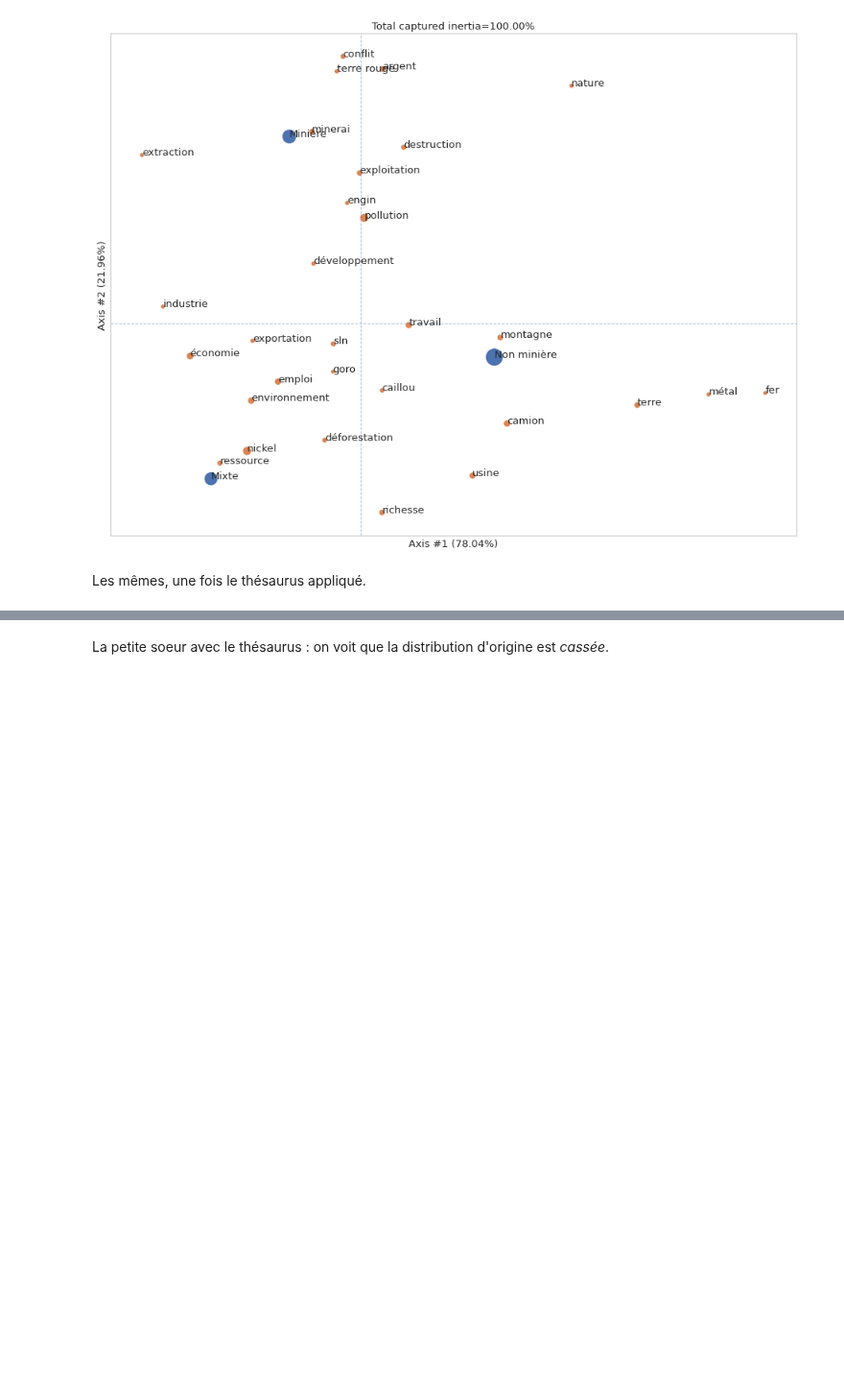
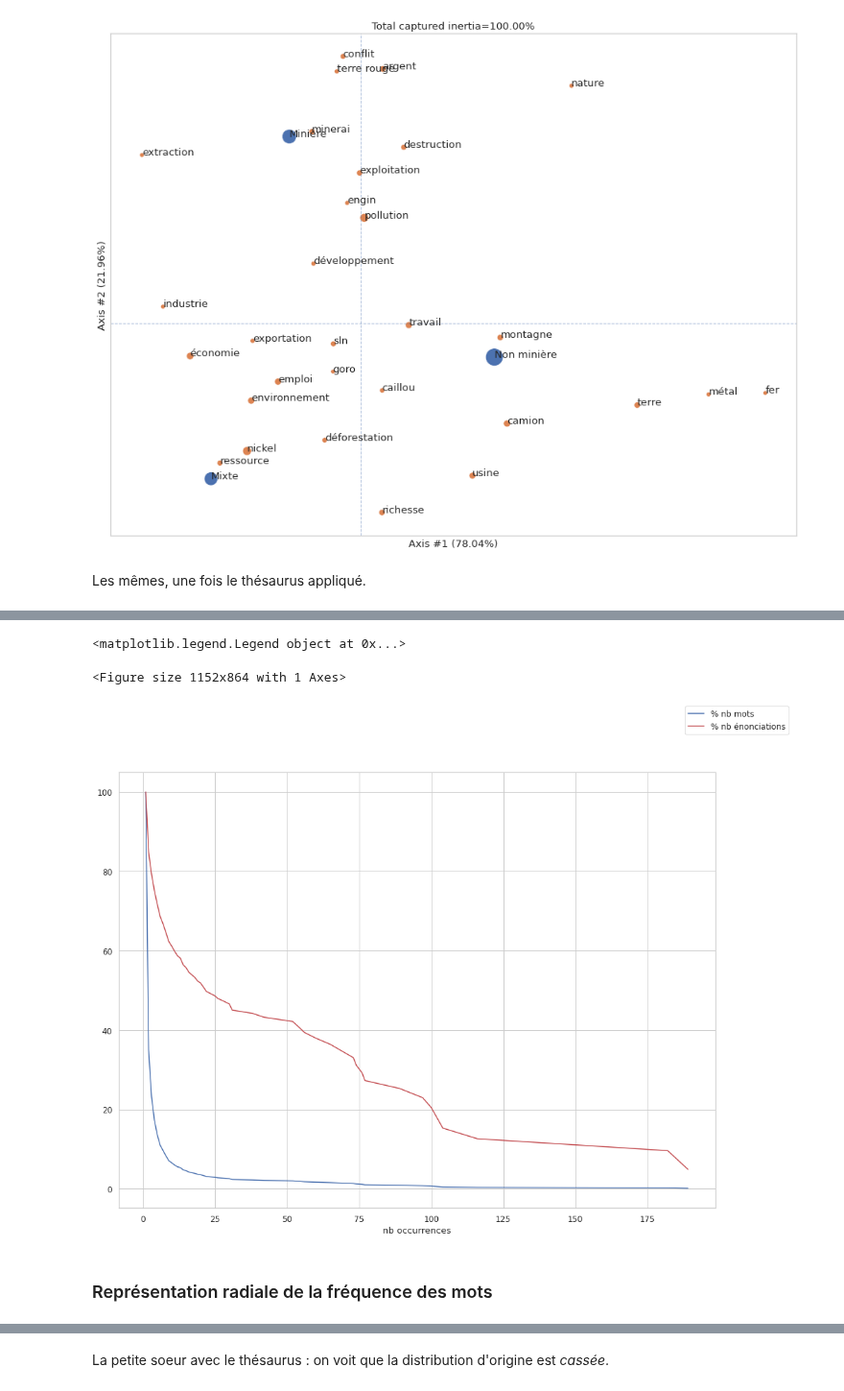
Before and after one commit to romulusFR/cnrt_cartes_cog, a Jupyter notebook: cogmaps_v2/exploration.ipynb, the cells around one changed output, grey strips where cells are left out. Shown at 96% size. Saved outputs shown, nothing was run; the diff lists cells and outputs as text; code cells hidden in the pictures; blank space fills up the shorter version.

Commit message:
analyse distribution + WC

```diff
--- a/cogmaps_v2/exploration.ipynb
+++ b/cogmaps_v2/exploration.ipynb
@@ -1053,3 +909,39 @@ for attribut in ["GAD", "Question 8.1", "Question 8.2"]:
 
 On commence par représenter le nombre de mots en fonction du nombre de citations sur une échelle logarithme-logarithme.
 Clairement la majorité des mots (plus de 800) ne sont cités qu'une seule fois, mais on veut vérifier si la loi type Zipf est vérifiée sur le jeu de données.
+# %%
+all_words_mine_inv = defaultdict(list)
+for k,n in all_words_mine.items():
+    all_words_mine_inv[n].append(k) # f"{k}({n})"
+# all_words_mine_inv
+# %%
+
+def mot_enonces_plus_de_k_fois(k):
+    """renvoie le nb de motsau dessu sdu seuil et le nombre d'enonciation"""
+    d = Counter({c: n for c, n in all_words_mine.items() if n >= k})
+    return len(d), d.total(), all_words_mine_inv[k]
+
+# nb_max_enonciations = list(all_words_mine.most_common(1))[0][1]
+# nb_max_enonciations
+# %%
+nb_mots_total = len(all_words_mine)
+nb_enonciations_total = all_words_mine.total()
+res = []
+# for i in range(1, nb_max_enonciations+1):
+for i in sorted(set(all_words_mine.values())):
+    nb_mots, nb_enonciations, mots = mot_enonces_plus_de_k_fois(i)
+    row = (
+        i,
+        nb_mots,
+        100 * nb_mots / nb_mots_total,
+        nb_enonciations,
+        100 * nb_enonciations / nb_enonciations_total,
+        sorted(mots)
+        # ",".join(sorted(mots)),
+    )
+    res.append(row)
+
+columns = ["nb occurrences", "nb mots", "% nb mots", "nb énonciations", "% nb énonciations", "mots"]
+df_distribution = pd.DataFrame(res, columns=columns)  # .set_index("nb occurrences")
+df_distribution.to_excel(output / f"analyse_distribution_enonciations-{today}.xlsx")
+display(df_distribution)
@@ -1055,0 +966,10 @@ Clairement la majorité des mots (plus de 800) ne sont cités qu'une seule fois,
+# %%
+ax = df_distribution.plot(x="nb occurrences", y="% nb mots", legend=False)
+df_distribution.plot(x="nb occurrences", y="% nb énonciations", ax=ax, legend=False, color="r")
+ax.figure.legend()
+# %% [output]
+<matplotlib.legend.Legend object at 0x...>
+<Figure size 1152x864 with 1 Axes>
+[figure, added]
+# %% [markdown]
+### Représentation radiale de la fréquence des mots
```
Also changed, not shown: parts of 33 cells of this notebook.
